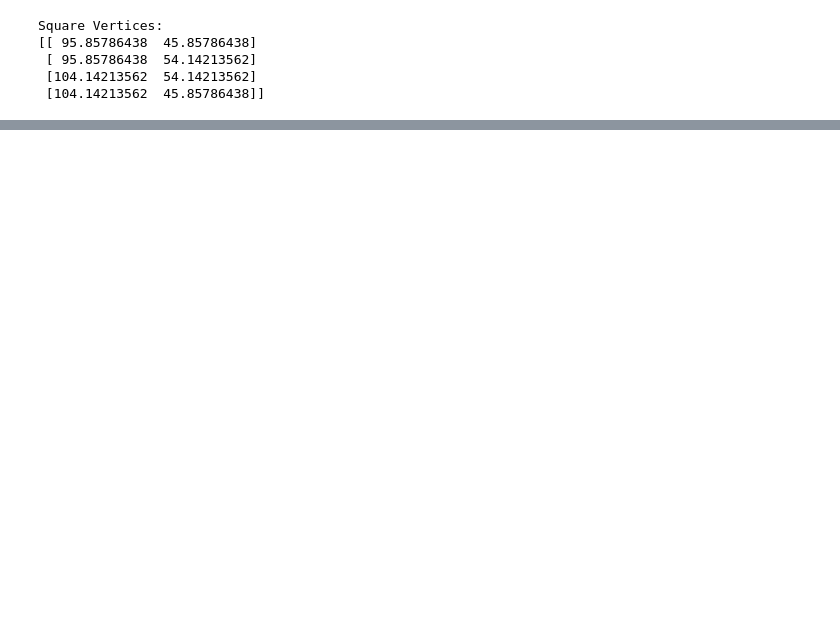
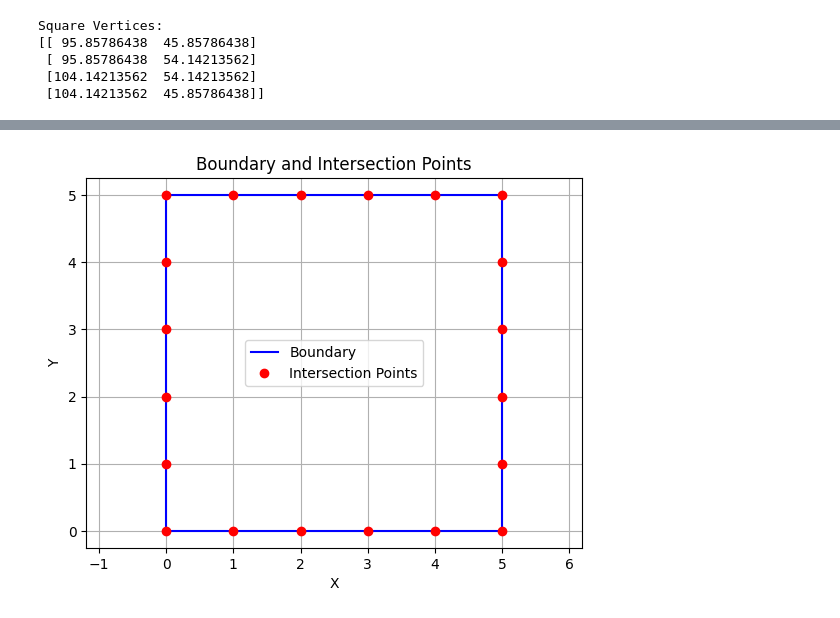
Before and after one commit to dorndorn54/python, a Jupyter notebook: drone_sim/test.ipynb, the cells around one changed output, grey strips where cells are left out. Cells and saved outputs as stored; diff of their text form; code cells hidden in the pictures; blank space fills up the shorter version.

```diff
--- a/drone_sim/test.ipynb
+++ b/drone_sim/test.ipynb
@@ -38,0 +114,78 @@ Square Vertices:
+# %%
+import numpy as np
+import matplotlib.pyplot as plt
+
+def intersect_parallel_lines(boundary_points, dl):
+    """
+    Function to find intersection points of parallel lines with a boundary.
+
+    Parameters:
+        boundary_points (list of tuples): List of boundary points as (x, y) tuples.
+        dl (float): Spacing between parallel lines.
+
+    Returns:
+        list of tuples: Intersection points as (x, y) tuples.
+    """
+    intersection_points = []
+
+    # Iterate through each line segment defined by consecutive boundary points
+    for i in range(len(boundary_points) - 1):
+        p1 = boundary_points[i]
+        p2 = boundary_points[i + 1]
+
+        # Calculate the direction vector of the line segment
+        dx = p2[0] - p1[0]
+        dy = p2[1] - p1[1]
+
+        # Calculate the length of the line segment
+        length = np.sqrt(dx**2 + dy**2)
+
+        # Calculate the unit direction vector
+        ux = dx / length
+        uy = dy / length
+
+        # Calculate the number of parallel lines needed to cover the line segment
+        num_lines = int(length / dl)
+
+        # Calculate the increment in x and y for each parallel line
+        increment_x = dl * ux
+        increment_y = dl * uy
+
+        # Starting point for the first parallel line
+        current_point = p1
+
+        # Iterate through each parallel line
+        for j in range(num_lines):
+            # Add the current point to the intersection points list
+            intersection_points.append(current_point)
+
+            # Move to the next point along the direction vector
+            current_point = (current_point[0] + increment_x, current_point[1] + increment_y)
+
+    return intersection_points
+
+# Example boundary points
+boundary_points = [(0, 0), (5, 0), (5, 5), (0, 5), (0, 0)]
+
+# Spacing between parallel lines
+dl = 1.0
+
+# Calculate intersection points
+intersection_points = intersect_parallel_lines(boundary_points, dl)
+
+# Extract x and y coordinates of boundary and intersection points
+boundary_x, boundary_y = zip(*boundary_points)
+intersection_x, intersection_y = zip(*intersection_points)
+
+# Plot the boundary and intersection points
+plt.plot(boundary_x, boundary_y, 'b-', label='Boundary')
+plt.plot(intersection_x, intersection_y, 'ro', label='Intersection Points')
+plt.xlabel('X')
+plt.ylabel('Y')
+plt.title('Boundary and Intersection Points')
+plt.legend()
+plt.grid(True)
+plt.axis('equal')  # Equal scaling
+plt.show()
+# %% [output]
+[figure, added]
```
Also changed, not shown: parts of 5 cells of this notebook, 2 other files.
